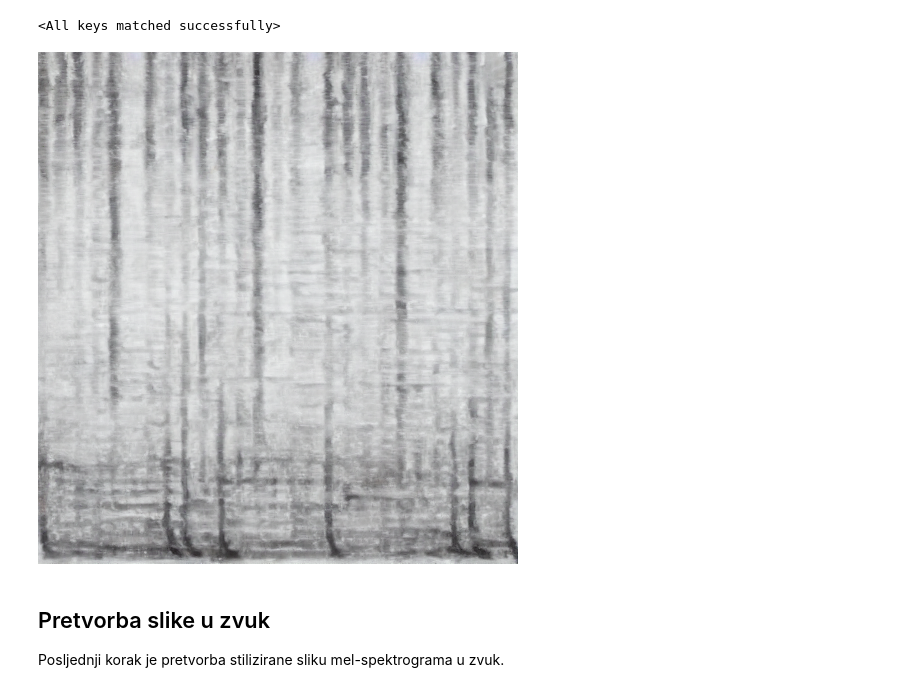
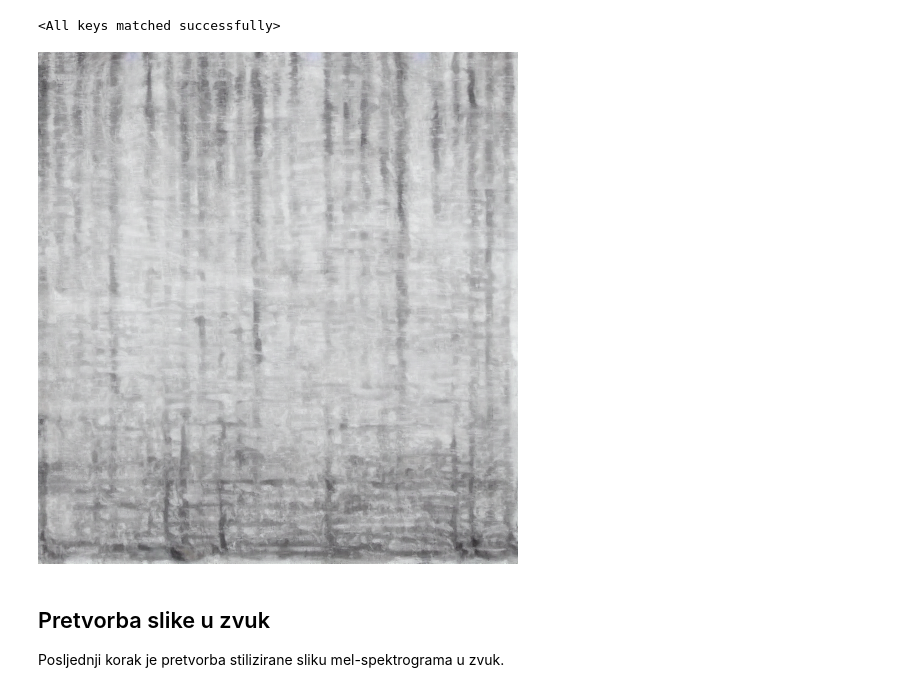
Before and after one commit to fpankretic/sound-style-transfer-diffusion, a Jupyter notebook: project.ipynb, the cells around one changed output. Cells and saved outputs as stored; diff of their text form; code cells hidden in the pictures.

```diff
--- a/project.ipynb
+++ b/project.ipynb
@@ -175,22 +175,21 @@ model.text_transform.tve.load_state_dict(torch.load(f"./data/{dataset}-tve.pth",
 <All keys matched successfully>
 # %%
 image = Image.open("sample.png")
-#image = Image.open("./audios/timbre/cornet/data1.png")
 
 image_stylized = model.transfer_style(
     image,
     "*",
     inference_steps=50,
-    scale=3.5,
-    strength=0.6,
+    scale=5.5,
+    strength=0.5,
     tve=True,
     bias_reduction=True
 )
 
 image_stylized.save("out_sample.png")
 image_stylized
 # %% [output]
-[figure, old version]
+[figure, new version]
 # %% [markdown]
 ## Pretvorba slike u zvuk
 
```
Also changed, not shown: parts of 3 cells of this notebook, 7 other files.
